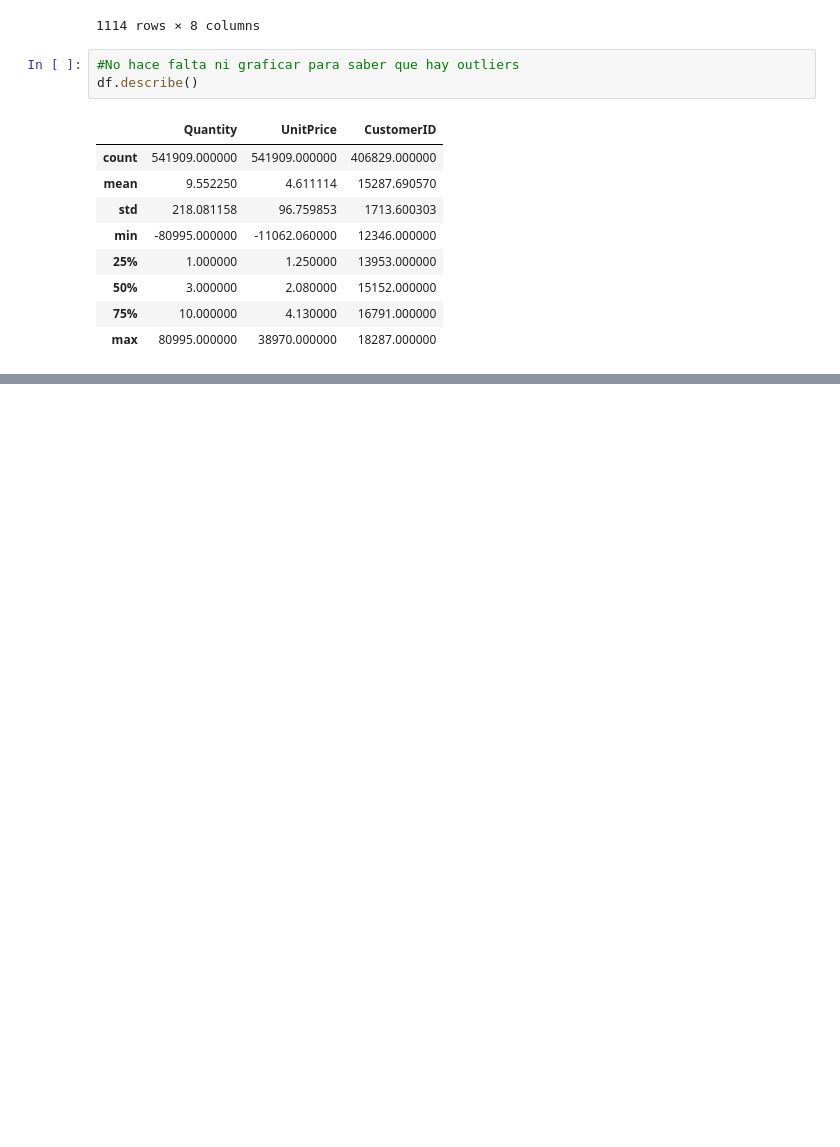
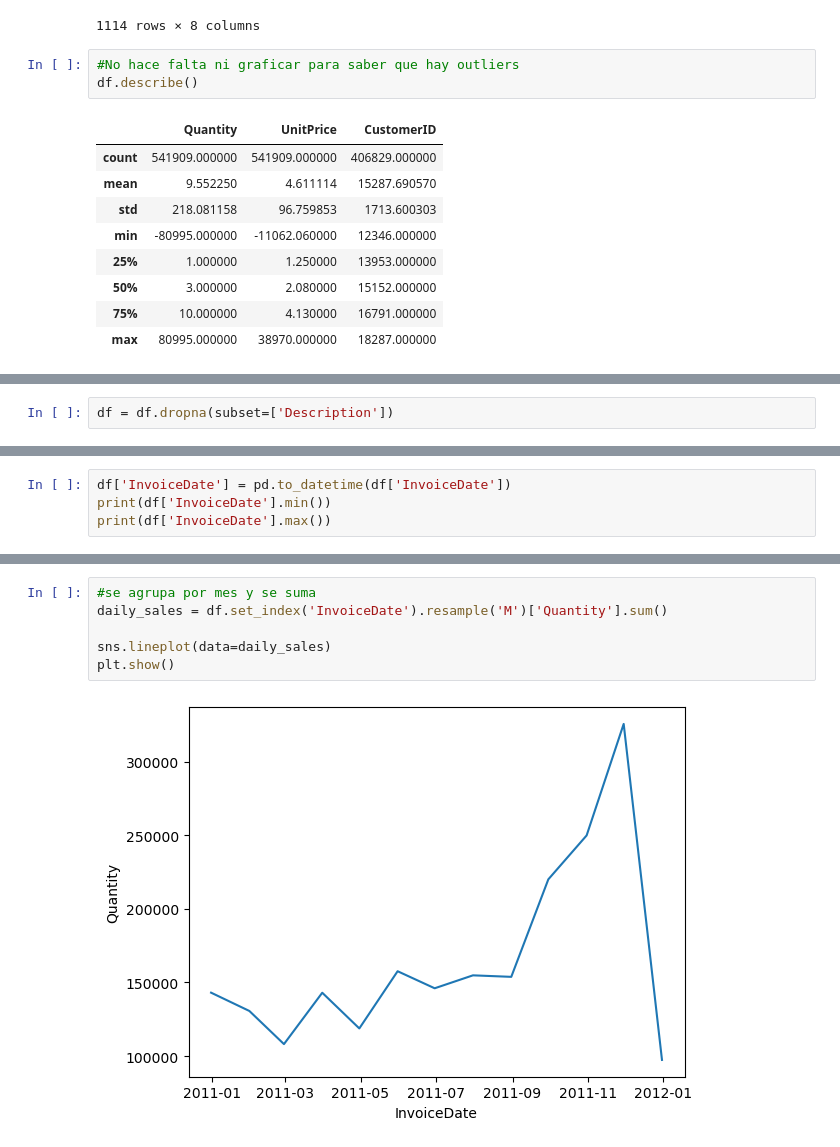
Before and after one commit to MathiasHv18/UPC-TF-DM_DA, a Jupyter notebook: EDA.ipynb, the cells around one changed output, grey strips where cells are left out. Cells and saved outputs as stored; diff of their text form; blank space fills up the shorter version.

```diff
--- a/EDA.ipynb
+++ b/EDA.ipynb
@@ -81,0 +106,2 @@ df.describe()
+# %%
+df = df.dropna(subset=['Description'])
@@ -81,0 +123,4 @@ df.describe()
+# %%
+df['InvoiceDate'] = pd.to_datetime(df['InvoiceDate'])
+print(df['InvoiceDate'].min())
+print(df['InvoiceDate'].max())
@@ -81,0 +130,8 @@ df.describe()
+# %%
+#se agrupa por mes y se suma
+daily_sales = df.set_index('InvoiceDate').resample('M')['Quantity'].sum()
+
+sns.lineplot(data=daily_sales)
+plt.show()
+# %% [output]
+[figure, added]
```
Also changed, not shown: parts of 7 cells of this notebook.
